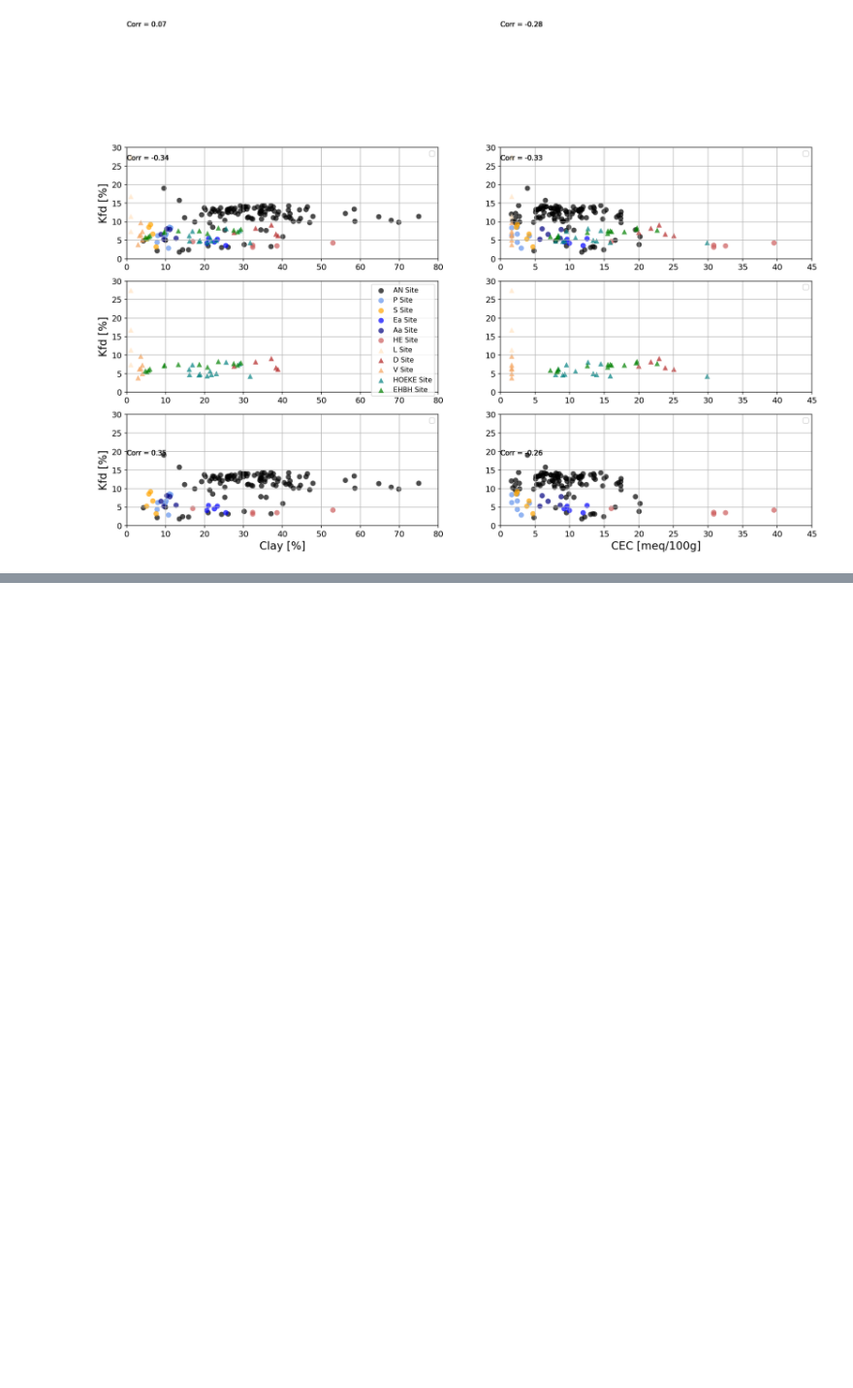
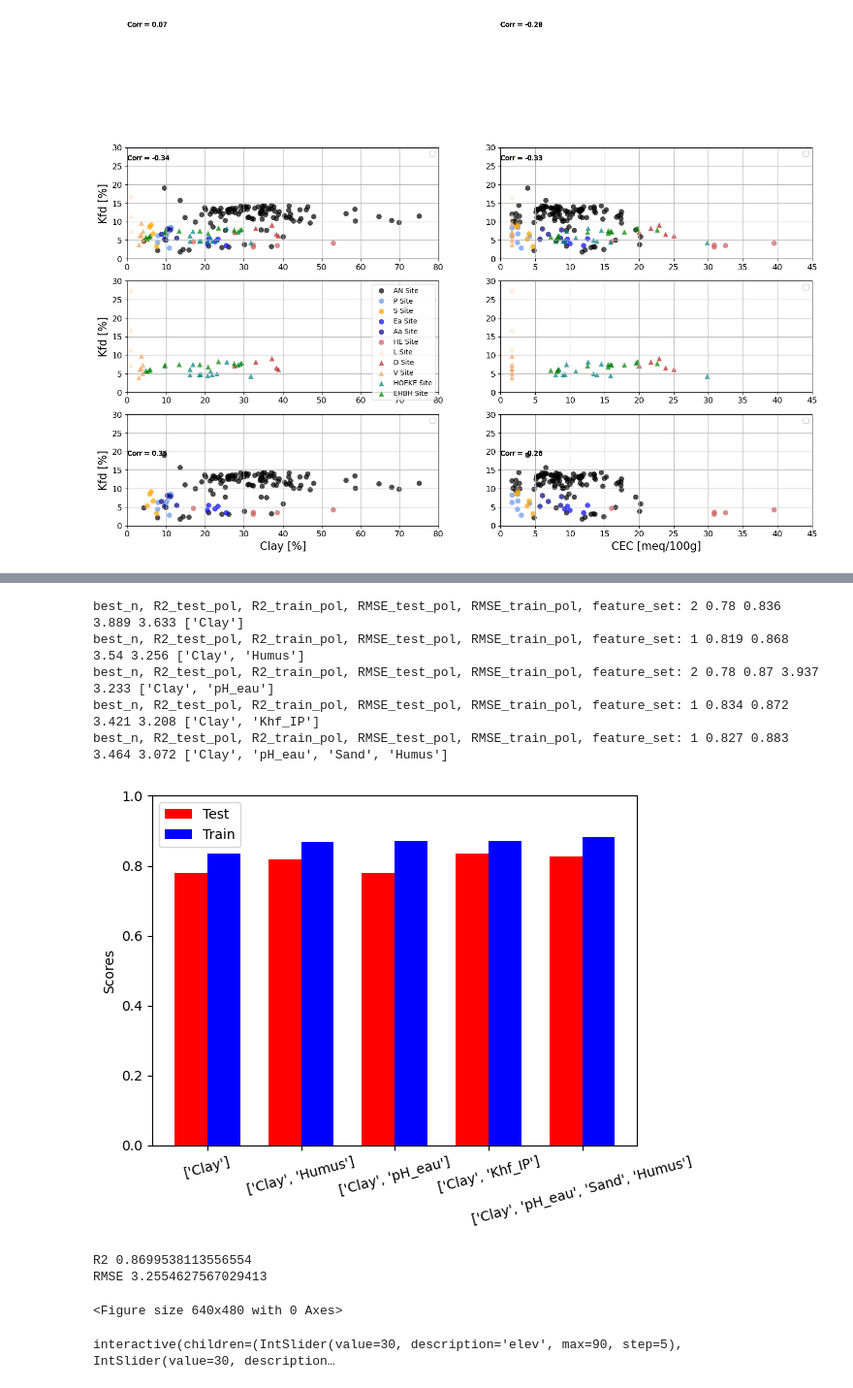
Before and after one commit to SENSE-UGent/kappa-CEC, a Jupyter notebook: cec_clay_susc.ipynb, the cells around one changed output, grey strips where cells are left out. Shown at 97% size. Drawn from its saved outputs; the diff is of its cells as text; code cells hidden in the pictures; blank space fills up the shorter version.

```diff
--- a/cec_clay_susc.ipynb
+++ b/cec_clay_susc.ipynb
@@ -147,3 +150,12 @@ No artists with labels found to put in legend.  Note that artists whose label st
 No artists with labels found to put in legend.  Note that artists whose label start with an underscore are ignored when legend() is called with no argument.
 No artists with labels found to put in legend.  Note that artists whose label start with an underscore are ignored when legend() is called with no argument.
 [figure]
+# %%
+def plot_3d(elev=30, azim=30):
+    fig = plt.figure(figsize=(8, 6))
+    ax = fig.add_subplot(111, projection='3d')
+    ax.scatter(df.Clay, df.CEC, df.Klf_IP, c = "navy", s = 15)
+    ax.view_init(elev=elev, azim=azim)
+    plt.show()
+
+widgets.interactive(plot_3d, elev=(0, 90, 5), azim=(0, 360, 5))
@@ -149,0 +164,9 @@ No artists with labels found to put in legend.  Note that artists whose label st
+# %%
+def plot_3d(elev=30, azim=30):
+    fig = plt.figure(figsize=(8, 6))
+    ax = fig.add_subplot(111, projection='3d')
+    ax.scatter(df.Clay, df.Humus, df.Klf_IP, c = "navy", s = 15)
+    ax.view_init(elev=elev, azim=azim)
+    plt.show()
+
+widgets.interactive(plot_3d, elev=(0, 90, 5), azim=(0, 360, 5))
@@ -665,0 +411,62 @@ def stochastic_poly(df, feature_columns, Y, n, choose_n, iters=100, round_n=3):
+# %%
+feature_sets = [
+    ['Clay'],
+    ['Clay', 'Humus'],
+    ['Clay', 'pH_eau'],
+    ['Clay', 'Khf_IP'],
+    ['Clay', 'pH_eau', 'Sand', 'Humus']
+]
+
+target = df_fil['CEC']
+
+test_errors_summary = []
+train_errors_summary = []
+
+for feature_set in feature_sets:
+    x = df_fil[feature_set].values
+
+    best_n, R2_test_pol, R2_train_pol, RMSE_test_pol, RMSE_train_pol = stochastic_poly(df_fil, feature_set, target, iters=100)
+    print('best_n, R2_test_pol, R2_train_pol, RMSE_test_pol, RMSE_train_pol, feature_set:', best_n, R2_test_pol, R2_train_pol, RMSE_test_pol, RMSE_train_pol, feature_set)
+    test_errors_summary.append(R2_test_pol)
+    train_errors_summary.append(R2_train_pol)
+
+bars_plot(feature_sets, test_errors_summary, train_errors_summary)
+
+################## Puesta en marcha y plot #################
+
+LinReg_CEC_NTS = LinearRegression()
+x = df_fil[['Clay', 'Khf_IP']]
+poly = PolynomialFeatures(degree=1)
+poly.fit(x)
+xt = poly.transform(x)
+LinReg_CEC_NTS.fit(xt, target)
+ypred = LinReg_CEC_NTS.predict(xt)
+R2 = r2_score(target, ypred)
+RMSE_ = RMSE(target, ypred)
+print('R2', R2)
+print('RMSE', RMSE_)
+
+# Create a meshgrid for Clay and Khf_IP
+x_ = np.linspace(df_fil.Clay.min(), df_fil.Clay.max(), 50)
+y_ = np.linspace(df_fil.Khf_IP.min(), df_fil.Khf_IP.max(), 50)
+xx, yy = np.meshgrid(x_, y_)
+
+# Calculate the Z values for the plane using the meshgrid
+zz = reg4.coef_[0]*xx + reg4.coef_[1]*yy + reg4.intercept_
+
+def interactive_plot(elev=30, azim=30):
+    return plot_3d(df_fil, xx, yy, zz, elev, azim)
+
+widgets.interactive(interactive_plot, elev=(0, 90, 5), azim=(0, 360, 5))
+# De aca concluyo que el grado del polinomio puede mejorar el fitting, y que Khf_IP es tan efectivo como Humus para predecir CEC. Esperemos aun las muestras de Polonia.
+# %% [output]
+best_n, R2_test_pol, R2_train_pol, RMSE_test_pol, RMSE_train_pol, feature_set: 2 0.78 0.836 3.889 3.633 ['Clay']
+best_n, R2_test_pol, R2_train_pol, RMSE_test_pol, RMSE_train_pol, feature_set: 1 0.819 0.868 3.54 3.256 ['Clay', 'Humus']
+best_n, R2_test_pol, R2_train_pol, RMSE_test_pol, RMSE_train_pol, feature_set: 2 0.78 0.87 3.937 3.233 ['Clay', 'pH_eau']
+best_n, R2_test_pol, R2_train_pol, RMSE_test_pol, RMSE_train_pol, feature_set: 1 0.834 0.872 3.421 3.208 ['Clay', 'Khf_IP']
+best_n, R2_test_pol, R2_train_pol, RMSE_test_pol, RMSE_train_pol, feature_set: 1 0.827 0.883 3.464 3.072 ['Clay', 'pH_eau', 'Sand', 'Humus']
+[figure, added]
+R2 0.8699538113556554
+RMSE 3.2554627567029413
+<Figure size 640x480 with 0 Axes>
+interactive(children=(IntSlider(value=30, description='elev', max=90, step=5), IntSlider(value=30, description…
```
Also changed, not shown: parts of 26 cells of this notebook, 2 other files.
